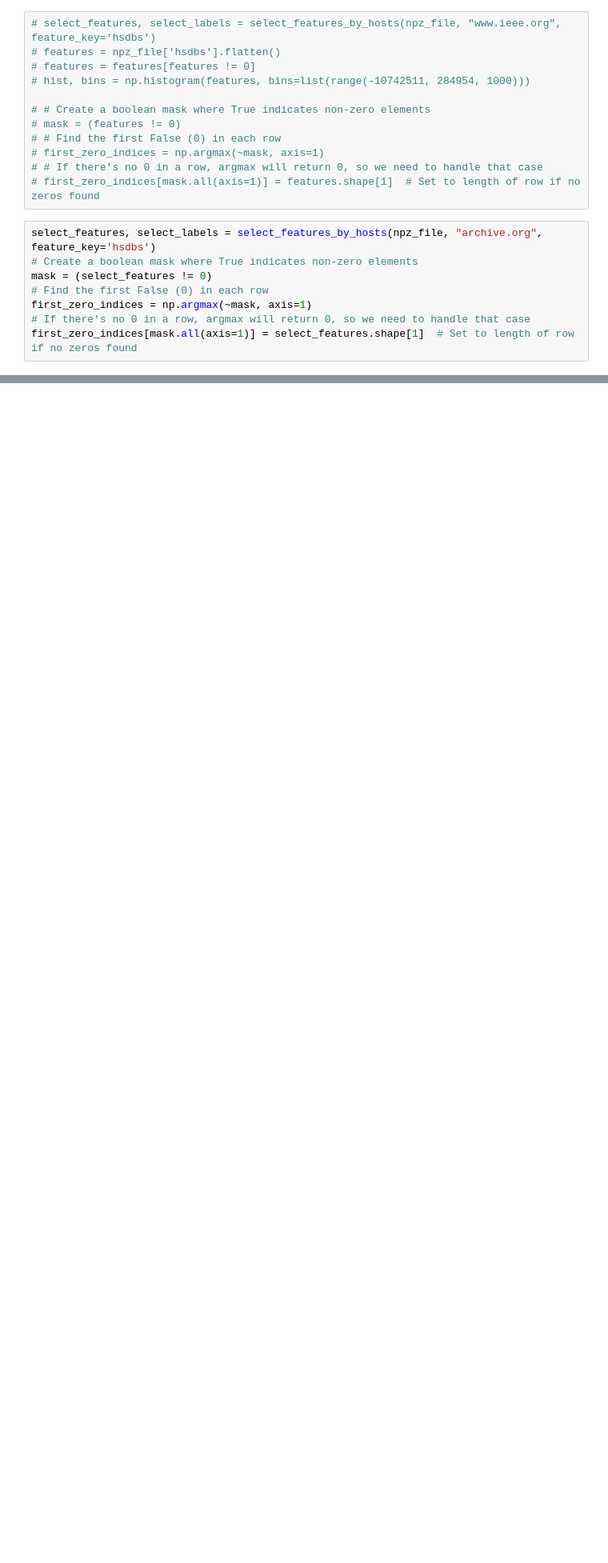
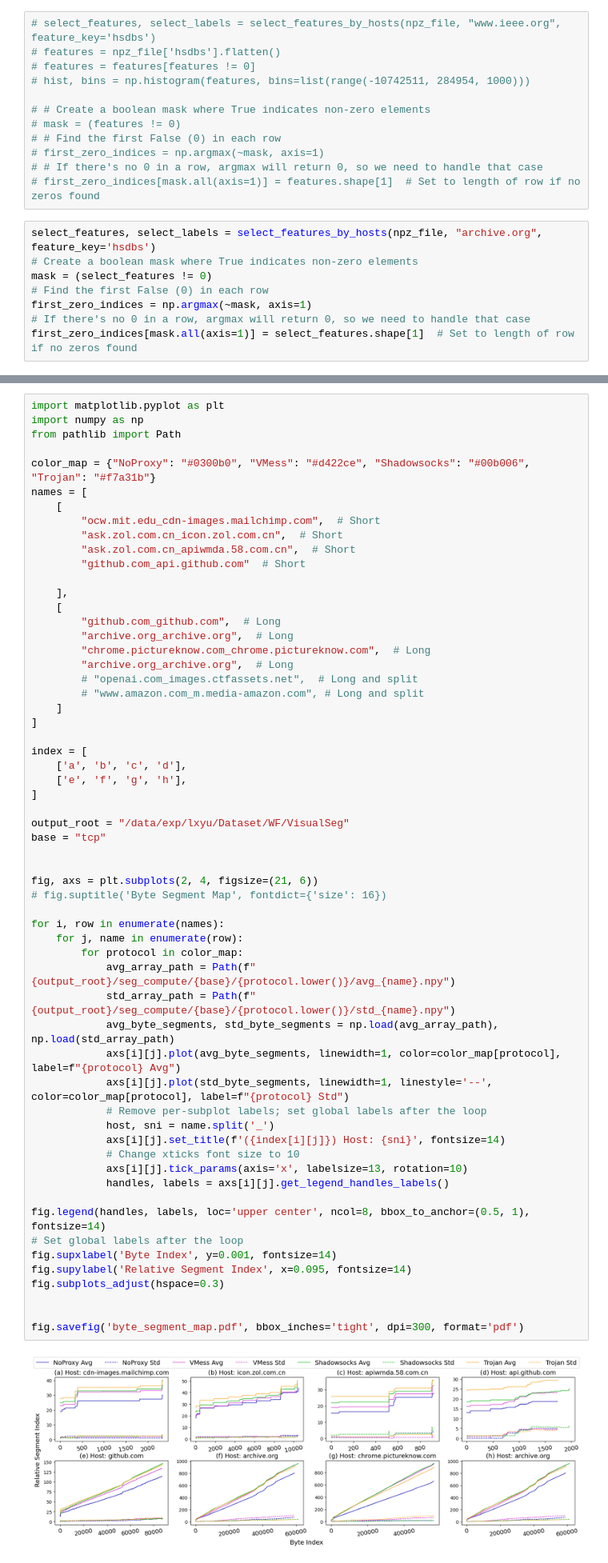
Before and after one commit to wesly2000/PA3, a Jupyter notebook: exp/data_analysis/stream_analysis.ipynb, the cells around one changed output, grey strips where cells are left out. Shown at 80% size. Drawn from its saved outputs; the diff is of its cells as text; blank space fills up the shorter version.

```diff
--- a/exp/data_analysis/stream_analysis.ipynb
+++ b/exp/data_analysis/stream_analysis.ipynb
@@ -455,0 +489,61 @@ y
+# %%
+import matplotlib.pyplot as plt
+import numpy as np
+from pathlib import Path
+
+color_map = {"NoProxy": "#0300b0", "VMess": "#d422ce", "Shadowsocks": "#00b006", "Trojan": "#f7a31b"}
+names = [
+    [
+        "ocw.mit.edu_cdn-images.mailchimp.com",  # Short
+        "ask.zol.com.cn_icon.zol.com.cn",  # Short
+        "ask.zol.com.cn_apiwmda.58.com.cn",  # Short
+        "github.com_api.github.com"  # Short
+
+    ],
+    [
+        "github.com_github.com",  # Long
+        "archive.org_archive.org",  # Long
+        "chrome.pictureknow.com_chrome.pictureknow.com",  # Long
+        "archive.org_archive.org",  # Long
+        # "openai.com_images.ctfassets.net",  # Long and split
+        # "www.amazon.com_m.media-amazon.com", # Long and split
+    ]
+]
+
+index = [
+    ['a', 'b', 'c', 'd'],
+    ['e', 'f', 'g', 'h'],
+]
+
+output_root = "/data/exp/lxyu/Dataset/WF/VisualSeg"
+base = "tcp"
+
+
+fig, axs = plt.subplots(2, 4, figsize=(21, 6))
+# fig.suptitle('Byte Segment Map', fontdict={'size': 16})
+
+for i, row in enumerate(names):
+    for j, name in enumerate(row):
+        for protocol in color_map:
+            avg_array_path = Path(f"{output_root}/seg_compute/{base}/{protocol.lower()}/avg_{name}.npy")
+            std_array_path = Path(f"{output_root}/seg_compute/{base}/{protocol.lower()}/std_{name}.npy")
+            avg_byte_segments, std_byte_segments = np.load(avg_array_path), np.load(std_array_path)
+            axs[i][j].plot(avg_byte_segments, linewidth=1, color=color_map[protocol], label=f"{protocol} Avg")
+            axs[i][j].plot(std_byte_segments, linewidth=1, linestyle='--', color=color_map[protocol], label=f"{protocol} Std")
+            # Remove per-subplot labels; set global labels after the loop
+            host, sni = name.split('_')
+            axs[i][j].set_title(f'({index[i][j]}) Host: {sni}', fontsize=14)
+            # Change xticks font size to 10
+            axs[i][j].tick_params(axis='x', labelsize=13, rotation=10)
+            handles, labels = axs[i][j].get_legend_handles_labels()
+
+fig.legend(handles, labels, loc='upper center', ncol=8, bbox_to_anchor=(0.5, 1), fontsize=14)
+# Set global labels after the loop
+fig.supxlabel('Byte Index', y=0.001, fontsize=14)
+fig.supylabel('Relative Segment Index', x=0.095, fontsize=14)
+fig.subplots_adjust(hspace=0.3)
+
+
+fig.savefig('byte_segment_map.pdf', bbox_inches='tight', dpi=300, format='pdf')
+# %% [output]
+[figure, added]
```
Also changed, not shown: parts of 45 cells of this notebook, 1 other file.
